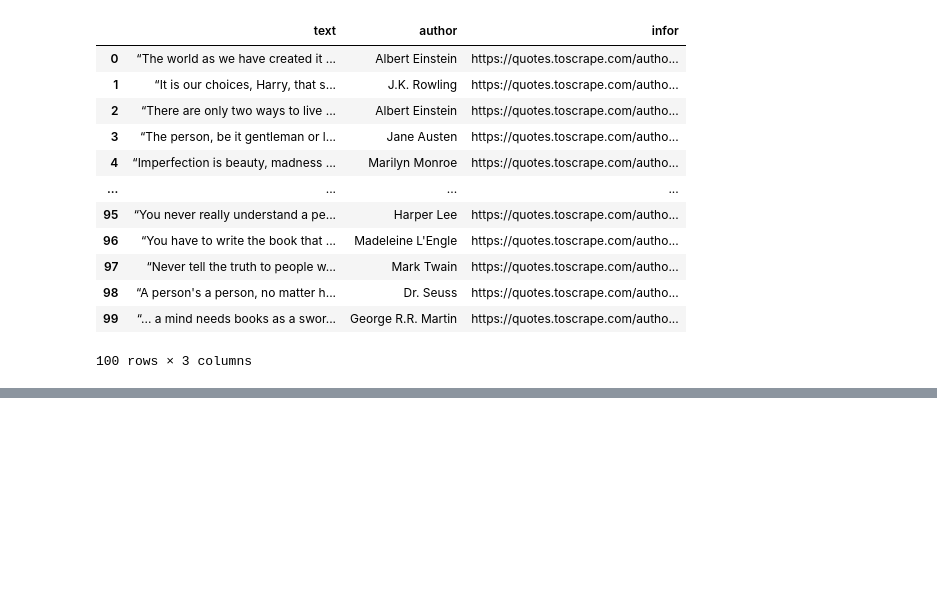
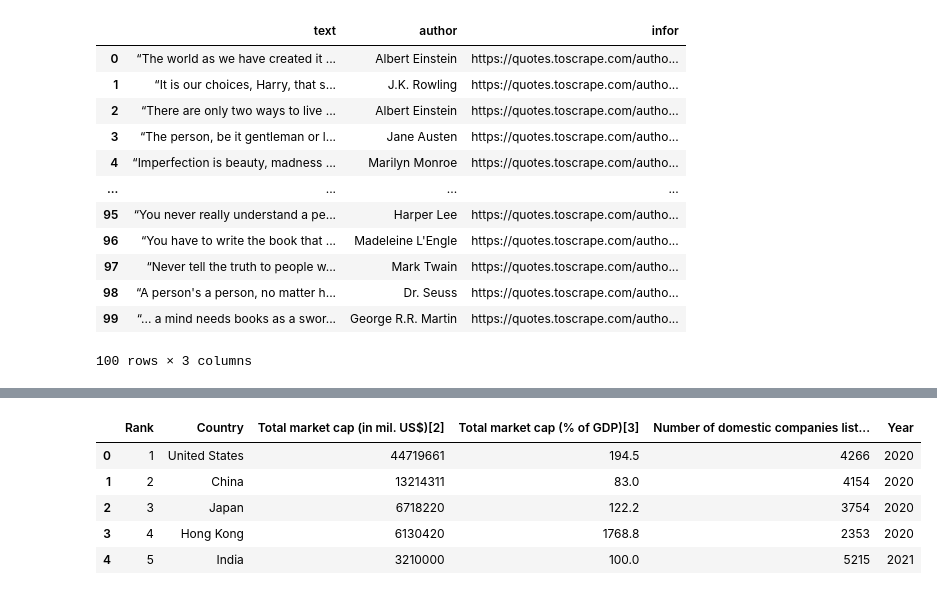
Before and after one commit to seongjin-lee97/quant-investment, a Jupyter notebook: crawling-practice.ipynb, the cells around one changed output, grey strips where cells are left out. Drawn from its saved outputs; the diff is of its cells as text; code cells hidden in the pictures; blank space fills up the shorter version.

```diff
--- a/crawling-practice.ipynb
+++ b/crawling-practice.ipynb
@@ -265,0 +264,14 @@ html_select[0]['title']
+# %%
+import pandas as pd
+
+url = 'https://en.wikipedia.org/wiki/List_of_countries_by_stock_market_capitalization'
+tbl = pd.read_html(url)
+
+tbl[0].head()
+# %% [output]
+|  | Rank | Country | Total market cap (in mil. US$)[2] | Total market cap (% of GDP)[3] | Number of domestic companies list... | Year |
+| 0 | 1 | United States | 44719661 | 194.5 | 4266 | 2020 |
+| 1 | 2 | China | 13214311 | 83.0 | 4154 | 2020 |
+| 2 | 3 | Japan | 6718220 | 122.2 | 3754 | 2020 |
+| 3 | 4 | Hong Kong | 6130420 | 1768.8 | 2353 | 2020 |
+| 4 | 5 | India | 3210000 | 100.0 | 5215 | 2021 |
```
Also changed, not shown: parts of 3 cells of this notebook, 1 other file.
